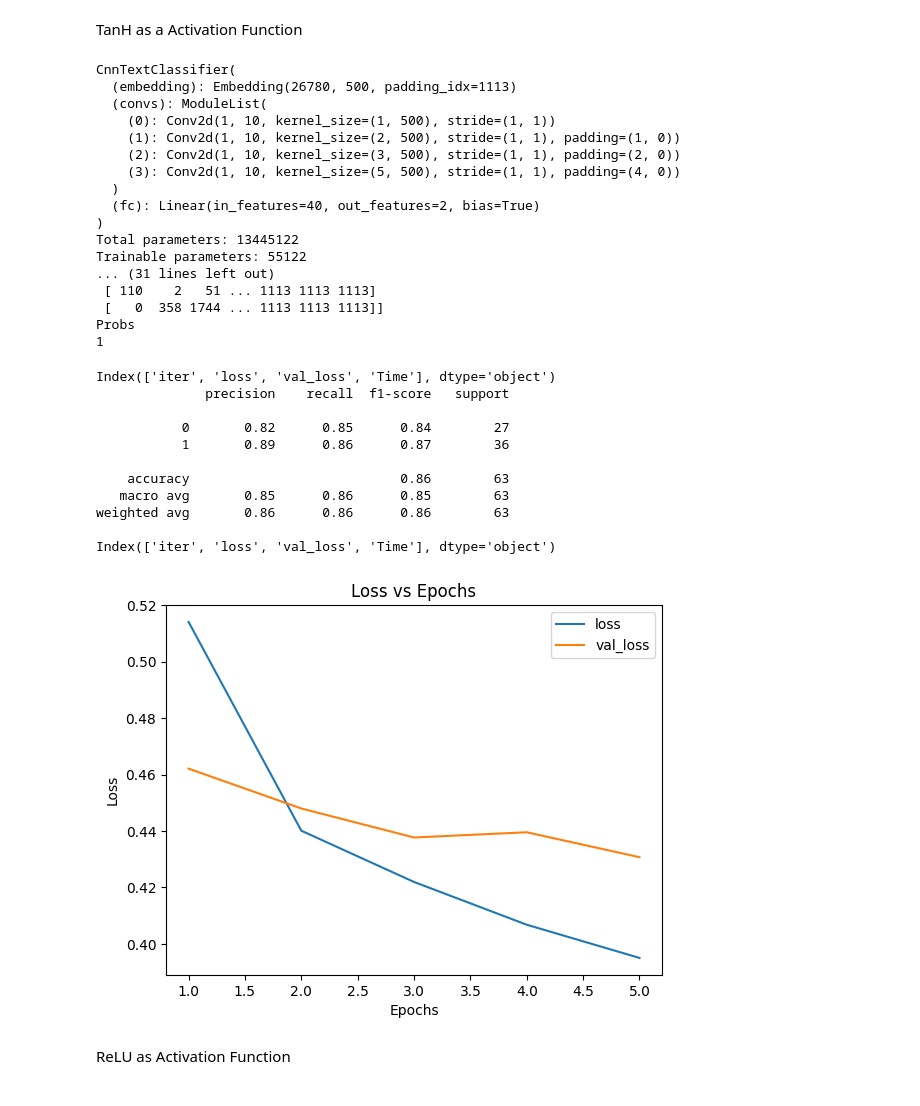
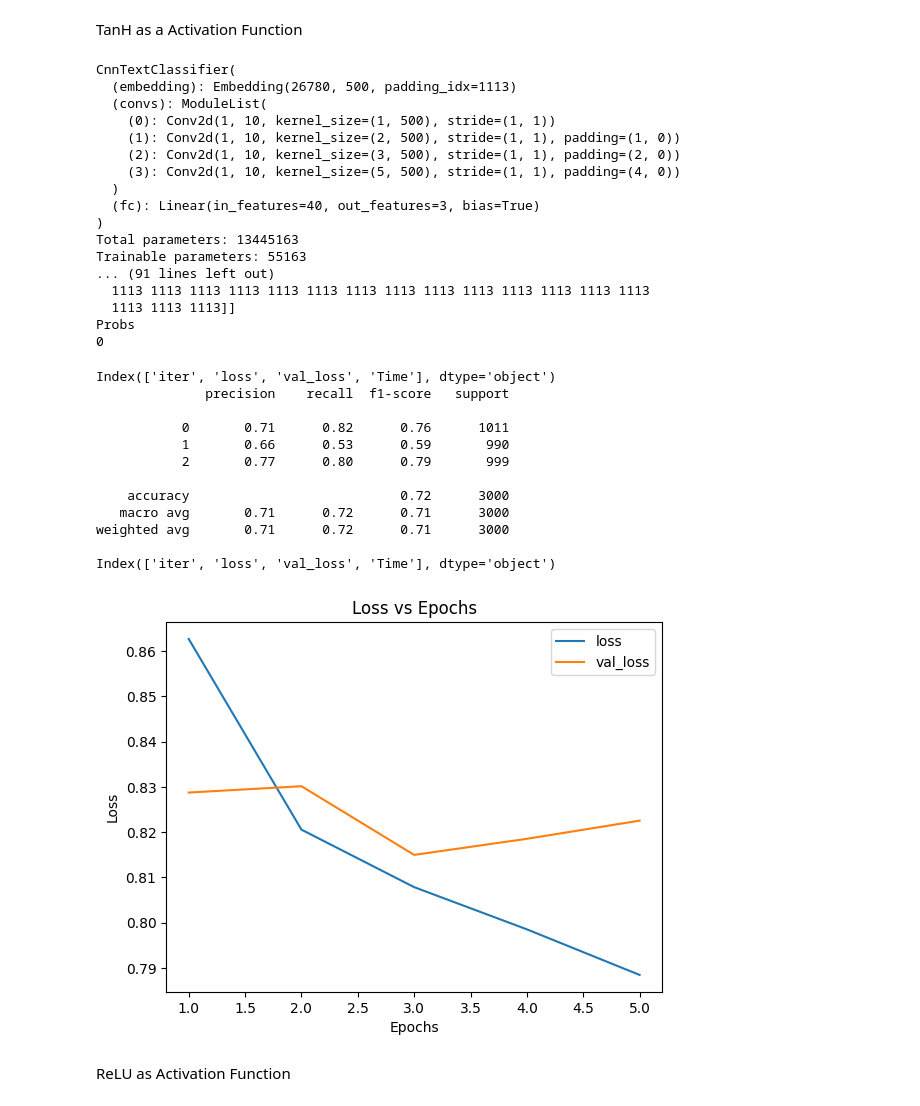
Before and after one commit to Vedantsahai18/CSE582-NLP-Assignment2-986195304, a Jupyter notebook: cnn-classification.ipynb, the cells around one changed output. Saved outputs shown, nothing was run; the diff lists cells and outputs as text; code cells hidden in the pictures.

```diff
--- a/cnn-classification.ipynb
+++ b/cnn-classification.ipynb
@@ -355,13 +329,13 @@ class CnnTextClassifier(nn.Module):
 
         return probs
 # %%
-NUM_CLASSES = 2
+NUM_CLASSES = 3
 VOCAB_SIZE = len(w2vmodel.wv.vocab)
 
 cnn_model = CnnTextClassifier(num_classes=NUM_CLASSES)
 print(cnn_model)
 cnn_model.to(device)
-loss_function = nn.BCELoss()
+loss_function = nn.CrossEntropyLoss()
 optimizer = optim.Adam(cnn_model.parameters(), lr=0.001)
 num_epochs = 5
 
@@ -378,25 +352,23 @@ f.write('\n')
 losses = []
 cnn_model.train()
 for epoch in range(num_epochs):
-    print("Epoch" + str(epoch + 1))
+    print(25*'==')
     start_time = time.time()
     train_loss = 0
     val_loss = 0
     # training
-    for index, row in enumerate(train_loader):
+    for index, row in X_train.iterrows():
         # Clearing the accumulated gradients
         cnn_model.zero_grad()
 
-        features, labels = row
-
         # Make the bag of words vector for stemmed tokens
-        bow_vec = features
+        bow_vec = make_word2vec_vector_cnn(row['stemmed_tokens'])
 
         # Forward pass to get output
         probs = cnn_model(bow_vec)
 
         # Get the target label
-        target = labels
+        target = make_target(Y_train['sentiment'][index])
 
         # Calculate Loss: softmax --> cross entropy loss
         loss = loss_function(probs, target)
@@ -411,18 +383,16 @@ for epoch in range(num_epochs):
     # # validation
     with torch.no_grad():
         cnn_model.eval()
-        for index, row in enumerate(val_loader):
-
-            features, labels = row
+        for index, row in X_val.iterrows():
 
             # Make the bag of words vector for stemmed tokens
-            bow_vec = features
+            bow_vec = make_word2vec_vector_cnn(row['stemmed_tokens'])
 
             # Forward pass to get output
             probs = cnn_model(bow_vec)
 
             # Get the target label
-            target = labels
+            target = make_target(Y_val['sentiment'][index])
 
             # Calculate Loss: softmax --> cross entropy loss
             loss = loss_function(probs, target)
@@ -430,9 +400,9 @@ for epoch in range(num_epochs):
 
     print("Epoch ran :"+ str(epoch+1))
     print("Time taken :"+ str(time.time() - start_time))
-    print("Trains Loss :"+ str(train_loss / len(train_loader)))
-    print("Val Loss :"+ str(val_loss / len(val_loader)))
-    f.write(str((epoch+1)) + "," + str(train_loss / len(train_loader))+ "," + str(val_loss / len(val_loader))+ "," + str(time.time() - start_time))
+    print("Trains Loss :"+ str(train_loss / len(X_train)))
+    print("Val Loss :"+ str(val_loss / len(X_val)))
+    f.write(str((epoch+1)) + "," + str(train_loss / len(X_train))+ "," + str(val_loss / len(X_val))+ "," + str(time.time() - start_time))
     f.write('\n')
     train_loss = 0
     val_loss = 0
@@ -453,58 +423,58 @@ CnnTextClassifier(
     (2): Conv2d(1, 10, kernel_size=(3, 500), stride=(1, 1), padding=(2, 0))
     (3): Conv2d(1, 10, kernel_size=(5, 500), stride=(1, 1), padding=(4, 0))
   )
-  (fc): Linear(in_features=40, out_features=2, bias=True)
+  (fc): Linear(in_features=40, out_features=3, bias=True)
 )
-Total parameters: 13445122
-Trainable parameters: 55122
-... (31 lines left out)
- [ 110    2   51 ... 1113 1113 1113]
- [   0  358 1744 ... 1113 1113 1113]]
+Total parameters: 13445163
+Trainable parameters: 55163
+... (91 lines left out)
+  1113 1113 1113 1113 1113 1113 1113 1113 1113 1113 1113 1113 1113 1113
+  1113 1113 1113]]
 Probs
-1
+0
 # %%
 bow_cnn_predictions = []
 original_lables_cnn_bow = []
 cnn_model = torch.load(os.path.join(OUTPUT_FOLDER, 'cnn_big_model_500_with_padding_tanh.pth'))
 cnn_model.eval()
 loss_df = pd.read_csv(os.path.join(OUTPUT_FOLDER, 'plots','cnn_class_big_loss_with_padding_tanh.csv'))
 print(loss_df.columns)
 with torch.no_grad():
-        for index, row in enumerate(test_loader):
-                features, labels = row
-                bow_vec = features
-                probs = cnn_model(bow_vec)
-                _, predicted = torch.max(probs.data, 1)
-                bow_cnn_predictions.append(predicted.cpu().numpy()[0])
-                original_lables_cnn_bow.append(labels.cpu().numpy()[0])
+  for index, row in X_test.iterrows():
+          bow_vec = make_word2vec_vector_cnn(row['stemmed_tokens'])
+          probs = cnn_model(bow_vec)
+          _, predicted = torch.max(probs.data, 1)
+          bow_cnn_predictions.append(predicted.cpu().numpy()[0])
+          original_lables_cnn_bow.append(make_target(Y_test['sentiment'][index]).cpu().numpy()[0])
 print(classification_report(original_lables_cnn_bow,bow_cnn_predictions))
 
 loss_file_name = os.path.join(OUTPUT_FOLDER, 'plots', 'cnn_class_big_loss_with_padding_tanh.csv')
 loss_df = pd.read_csv(loss_file_name)
 print(loss_df.columns)
 
 # train loss
 plt_500_padding_30_epochs = loss_df.plot(x="iter", y=["loss", "val_loss"])
 # val loss
 plt_500_padding_30_epochs.set_xlabel("Epochs")
 plt_500_padding_30_epochs.set_ylabel("Loss")
 plt_500_padding_30_epochs.set_title("Loss vs Epochs")
 fig = plt_500_padding_30_epochs.get_figure()
 
 fig.savefig(os.path.join(OUTPUT_FOLDER, 'plots', "cnn_class_big_loss_with_padding_tanh.pdf"))
 # %% [output]
 Index(['iter', 'loss', 'val_loss', 'Time'], dtype='object')
               precision    recall  f1-score   support
 
-           0       0.82      0.85      0.84        27
-           1       0.89      0.86      0.87        36
+           0       0.71      0.82      0.76      1011
+           1       0.66      0.53      0.59       990
+           2       0.77      0.80      0.79       999
 
-    accuracy                           0.86        63
-   macro avg       0.85      0.86      0.85        63
-weighted avg       0.86      0.86      0.86        63
+    accuracy                           0.72      3000
+   macro avg       0.71      0.72      0.71      3000
+weighted avg       0.71      0.72      0.71      3000
 
 Index(['iter', 'loss', 'val_loss', 'Time'], dtype='object')
-[figure, old version]
+[figure, new version]
 # %% [markdown]
 ReLU as Activation Function
 # %%
```
Also changed, not shown: parts of 10 cells of this notebook, 12 other files.
